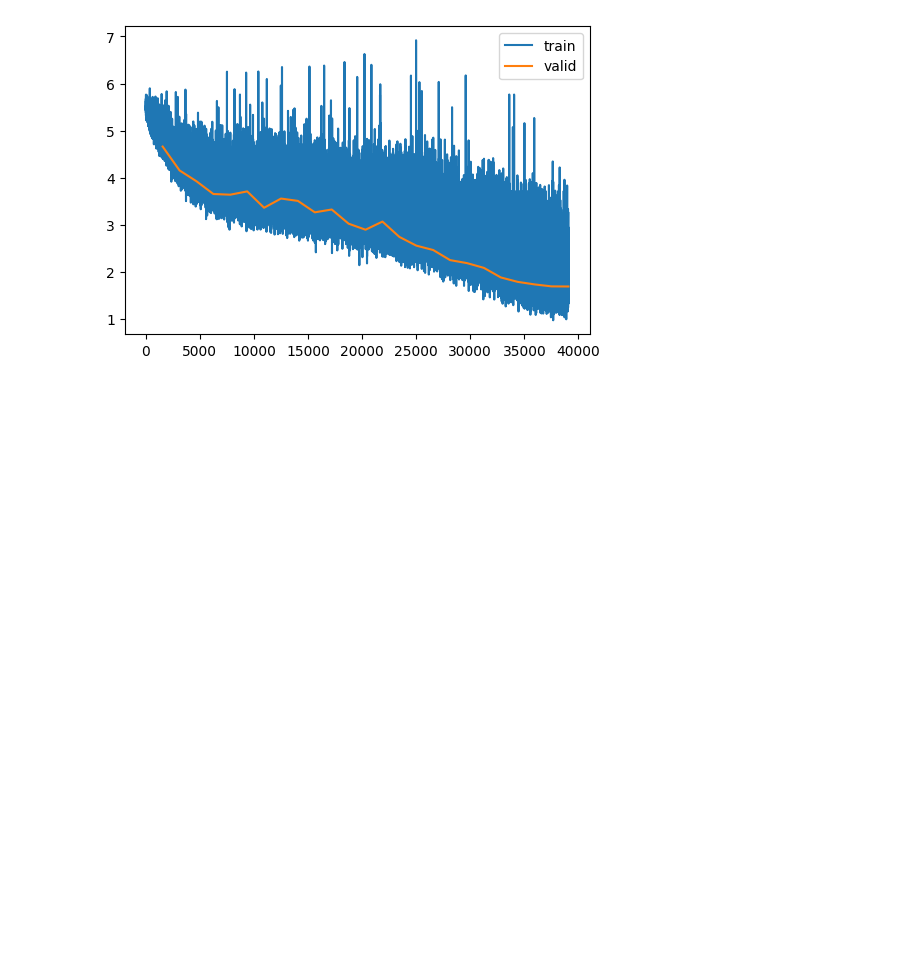
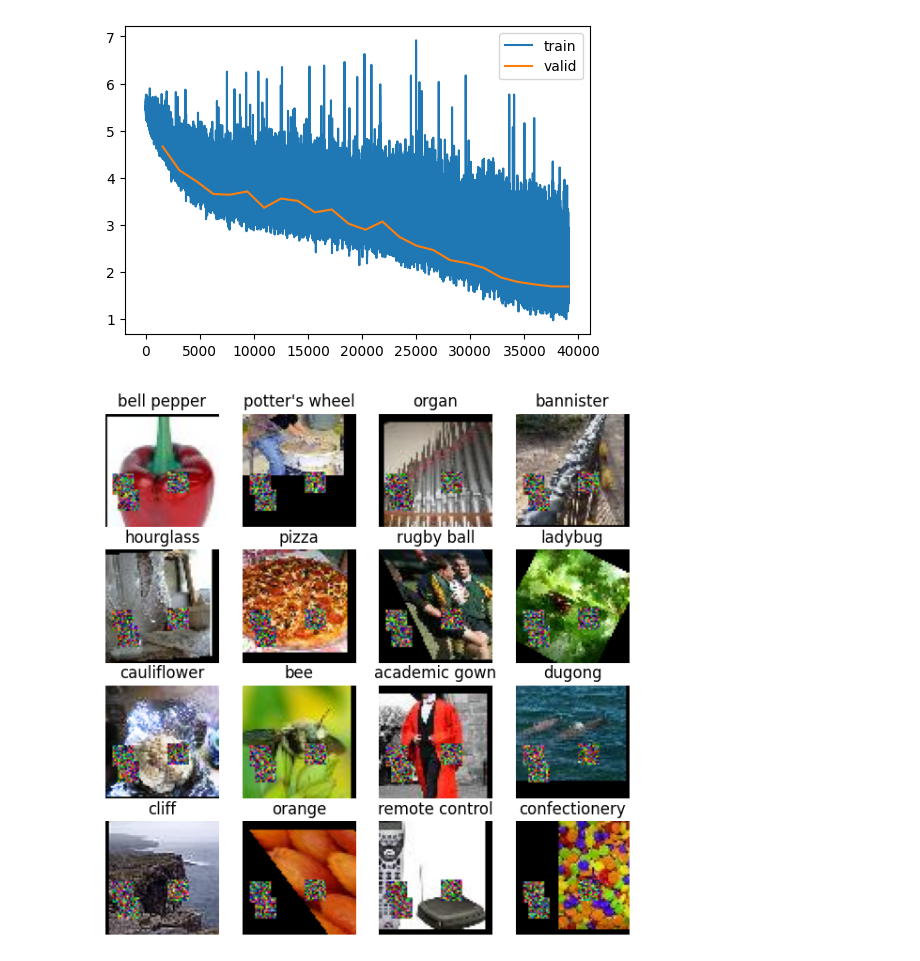
Before and after one commit to daniilgaltsev/fastai_course, a Jupyter notebook: nbs/24_imgnet_tiny.ipynb, the cells around one changed output. Saved outputs shown, nothing was run; the diff lists cells and outputs as text; code cells hidden in the pictures; blank space fills up the shorter version.

```diff
--- a/nbs/24_imgnet_tiny.ipynb
+++ b/nbs/24_imgnet_tiny.ipynb
@@ -621,3 +619,36 @@ learn.fit(epochs)
 model_path = Path("models")
 model_path.mkdir(exist_ok=True)
 torch.save(learn.model, model_path / "24_imgnet_tiny_deep_wide_aug_25.pkl")
+# %%
+def get_model(act=act_gr, nfs=[32,64,128,256,512,1024], nbks=[3,3,2,2,1], norm=nn.BatchNorm2d, p_drop=0.2):
+    model = nn.Sequential(
+        ResBlock(3, 8, ks=5, stride=1, act=act, norm=norm),
+        ResBlock(8, nfs[0], ks=3, stride=1, act=act, norm=norm), nn.Dropout2d(p_drop),
+        *[res_blocks(nbks[i], nfs[i], nfs[i+1], ks=3, act=act, stride=2, norm=norm) for i in range(len(nfs)-1)],
+        nn.AdaptiveAvgPool2d(1), nn.Flatten(), nn.Dropout(p_drop),
+        nn.Linear(nfs[-1], len(id2str)), nn.BatchNorm1d(len(id2str))
+    )
+    return model
+# %%
+def tfmx(x, is_valid=False):
+    image = read_image(x, mode=ImageReadMode.RGB)
+    if not is_valid:
+        image = train_transform_prenorm(image)
+    return image
+
+bs = 64
+tfm_train_ds = TfmDS(tiny_ds, x_tfms=partial(tfmx, is_valid=False), y_tfms=tfmy)
+tfm_val_ds = TfmDS(val_ds, x_tfms=partial(tfmx, is_valid=True), y_tfms=tfmy)
+dls = DataLoaders(
+    DataLoader(tfm_train_ds, batch_size=bs, shuffle=True, num_workers=4),
+    DataLoader(tfm_val_ds, batch_size=bs, shuffle=False, num_workers=4)
+)
+augments = [augment_norm, augment_postnorm]
+# %%
+set_seed(1103, False)
+learn = TrainLearner(get_model(), dls, F.cross_entropy, lr=0.1, cbs=[SingleBatchCB(), *augments, DeviceCB()], opt_func=opt_func)
+learn.fit(1)
+# %%
+show_images(to_cpu(denorm(learn.batch[0][:16])), titles=map(id2name, learn.batch[1][:16]), imsize=1.8);
+# %% [output]
+[figure, added]
```
Also changed, not shown: parts of 4 cells of this notebook, 1 other file.
